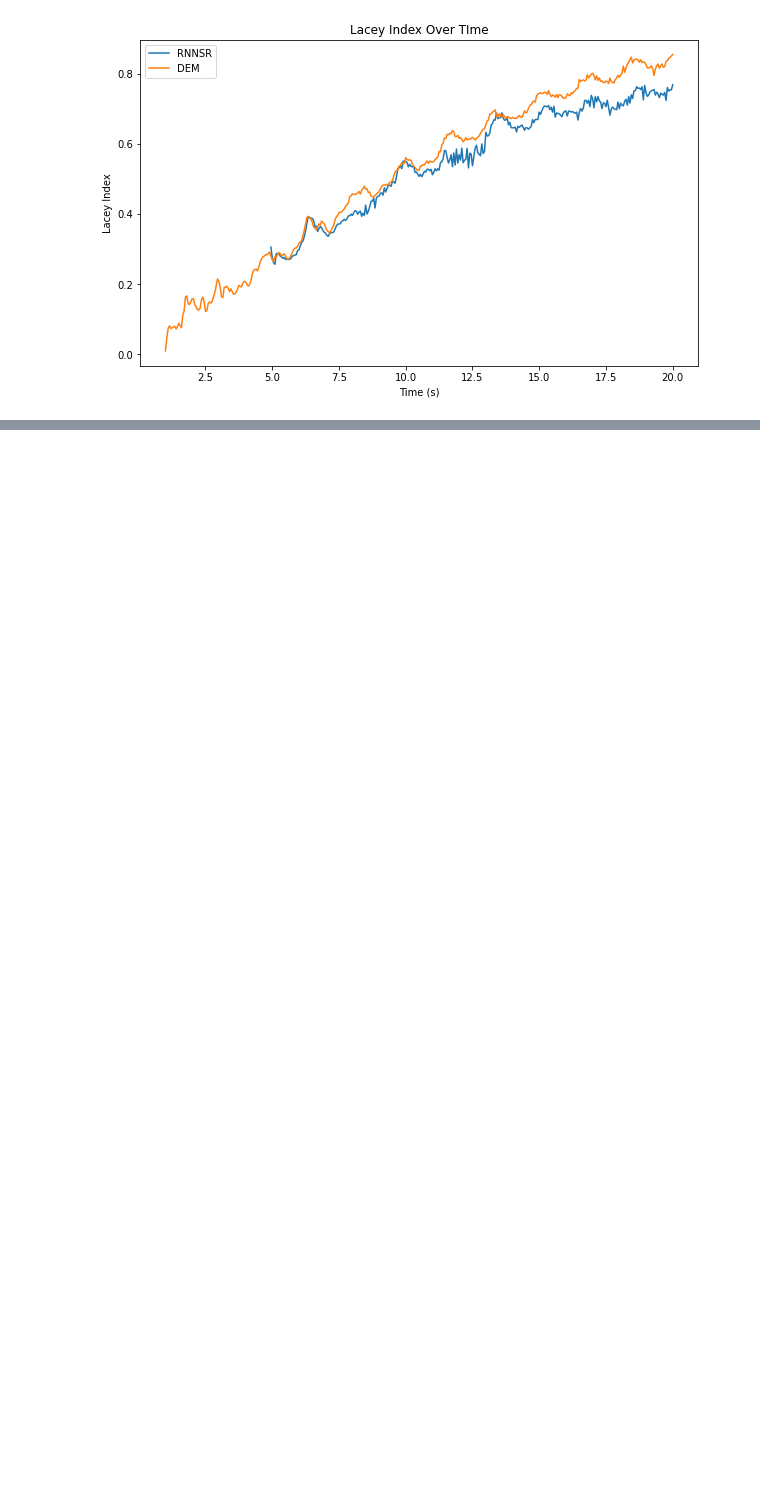
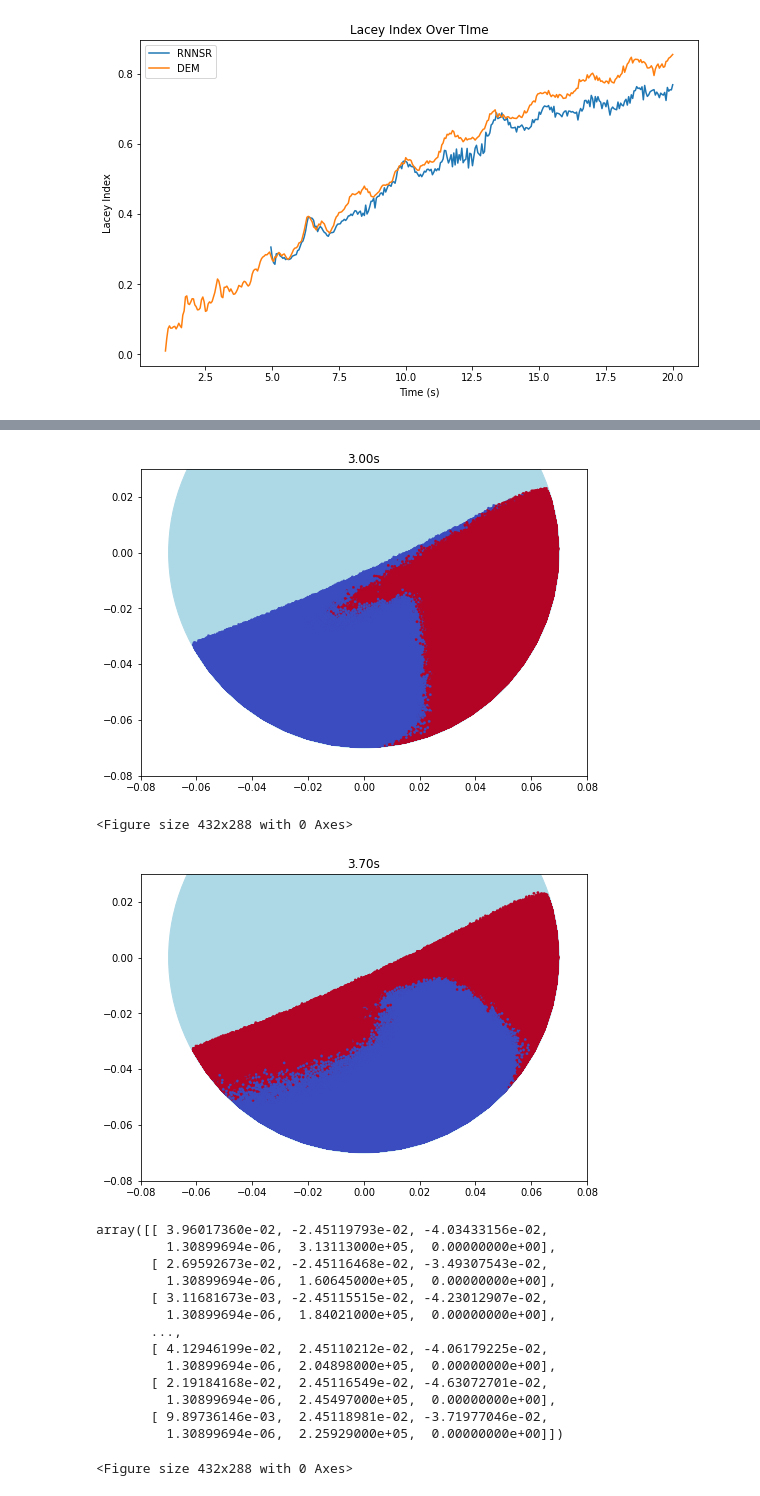
Before and after one commit to elispelis/DEM-Dissertation, a Jupyter notebook: src/dem_extr_rnn.ipynb, the cells around one changed output, grey strips where cells are left out. Cells and saved outputs as stored; diff of their text form; code cells hidden in the pictures; blank space fills up the shorter version.

```diff
--- a/src/dem_extr_rnn.ipynb
+++ b/src/dem_extr_rnn.ipynb
@@ -117,0 +149,27 @@ plt.show()
+# %%
+id_dict = import_dict(id_dict_path, "id_dict")
+
+plot_filename = rf"{plots_path}\{t1:.2f}.png"
+plot_particles(t1_data, id_dict, True, t1, plot_path=plot_filename)
+
+
+plot_filename = rf"{plots_path}\{t2:.2f}.png"
+plot_particles(t2_data, id_dict, True, t2, plot_path=plot_filename)
+# %% [output]
+[figure, added]
+<Figure size 432x288 with 0 Axes>
+[figure, added]
+array([[ 3.96017360e-02, -2.45119793e-02, -4.03433156e-02,
+         1.30899694e-06,  3.13113000e+05,  0.00000000e+00],
+       [ 2.69592673e-02, -2.45116468e-02, -3.49307543e-02,
+         1.30899694e-06,  1.60645000e+05,  0.00000000e+00],
+       [ 3.11681673e-03, -2.45115515e-02, -4.23012907e-02,
+         1.30899694e-06,  1.84021000e+05,  0.00000000e+00],
+       ...,
+       [ 4.12946199e-02,  2.45110212e-02, -4.06179225e-02,
+         1.30899694e-06,  2.04898000e+05,  0.00000000e+00],
+       [ 2.19184168e-02,  2.45116549e-02, -4.63072701e-02,
+         1.30899694e-06,  2.45497000e+05,  0.00000000e+00],
+       [ 9.89736146e-03,  2.45118981e-02, -3.71977046e-02,
+         1.30899694e-06,  2.25929000e+05,  0.00000000e+00]])
+<Figure size 432x288 with 0 Axes>
```
Also changed, not shown: parts of 11 cells of this notebook, 3 other files.
